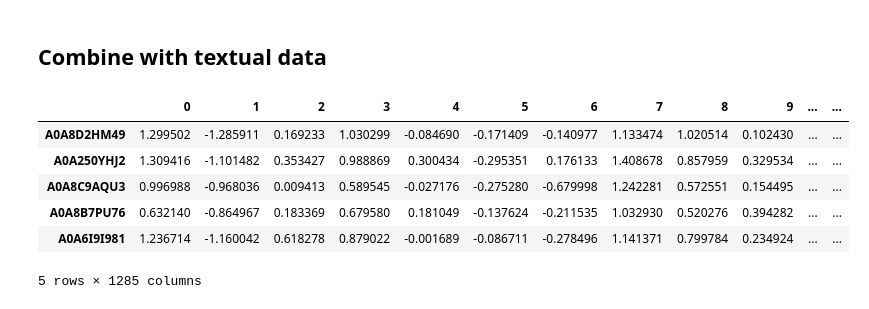
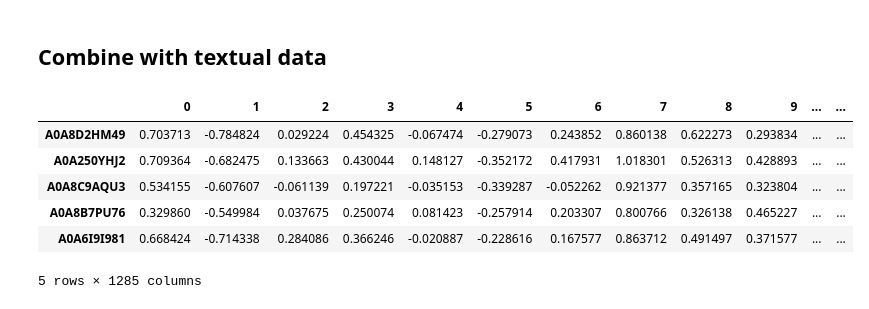
Before and after one commit to ahmedtarek26/GPCR-Protein-Clustering, a Jupyter notebook: notebooks/05_normalized_sequence_embedding.ipynb, the cells around one changed output. Cells and saved outputs as stored; diff of their text form; code cells hidden in the pictures.

```diff
--- a/notebooks/05_normalized_sequence_embedding.ipynb
+++ b/notebooks/05_normalized_sequence_embedding.ipynb
@@ -259,14 +259,14 @@ Text(0.5, 1.0, 'ESM2 Sequence Embeddings — UMAP 2D (colored by cluster)')
 # %%
 textual_data = pd.read_csv("../data/processed/gpcr_text_clusters.csv", index_col=0)
 textual_data = textual_data.drop(columns=['hybrid_cluster'])
-data_with_embeddings = df_normalized.join(textual_data, how='inner')
+data_with_embeddings = df_normalized_2.join(textual_data, how='inner')
 data_with_embeddings.to_csv("../data/processed/data_with_embeddings.csv")
 data_with_embeddings.head()
 # %% [output]
 |  | 0 | 1 | 2 | 3 | 4 | 5 | 6 | 7 | 8 | 9 | ... | ... |
-| A0A8D2HM49 | 1.299502 | -1.285911 | 0.169233 | 1.030299 | -0.084690 | -0.171409 | -0.140977 | 1.133474 | 1.020514 | 0.102430 | ... | ... |
-| A0A250YHJ2 | 1.309416 | -1.101482 | 0.353427 | 0.988869 | 0.300434 | -0.295351 | 0.176133 | 1.408678 | 0.857959 | 0.329534 | ... | ... |
-| A0A8C9AQU3 | 0.996988 | -0.968036 | 0.009413 | 0.589545 | -0.027176 | -0.275280 | -0.679998 | 1.242281 | 0.572551 | 0.154495 | ... | ... |
-| A0A8B7PU76 | 0.632140 | -0.864967 | 0.183369 | 0.679580 | 0.181049 | -0.137624 | -0.211535 | 1.032930 | 0.520276 | 0.394282 | ... | ... |
-| A0A6I9I981 | 1.236714 | -1.160042 | 0.618278 | 0.879022 | -0.001689 | -0.086711 | -0.278496 | 1.141371 | 0.799784 | 0.234924 | ... | ... |
+| A0A8D2HM49 | 0.703713 | -0.784824 | 0.029224 | 0.454325 | -0.067474 | -0.279073 | 0.243852 | 0.860138 | 0.622273 | 0.293834 | ... | ... |
+| A0A250YHJ2 | 0.709364 | -0.682475 | 0.133663 | 0.430044 | 0.148127 | -0.352172 | 0.417931 | 1.018301 | 0.526313 | 0.428893 | ... | ... |
+| A0A8C9AQU3 | 0.534155 | -0.607607 | -0.061139 | 0.197221 | -0.035153 | -0.339287 | -0.052262 | 0.921377 | 0.357165 | 0.323804 | ... | ... |
+| A0A8B7PU76 | 0.329860 | -0.549984 | 0.037675 | 0.250074 | 0.081423 | -0.257914 | 0.203307 | 0.800766 | 0.326138 | 0.465227 | ... | ... |
+| A0A6I9I981 | 0.668424 | -0.714338 | 0.284086 | 0.366246 | -0.020887 | -0.228616 | 0.167577 | 0.863712 | 0.491497 | 0.371577 | ... | ... |
 5 rows × 1285 columns
```
Also changed, not shown: 1 other file.
